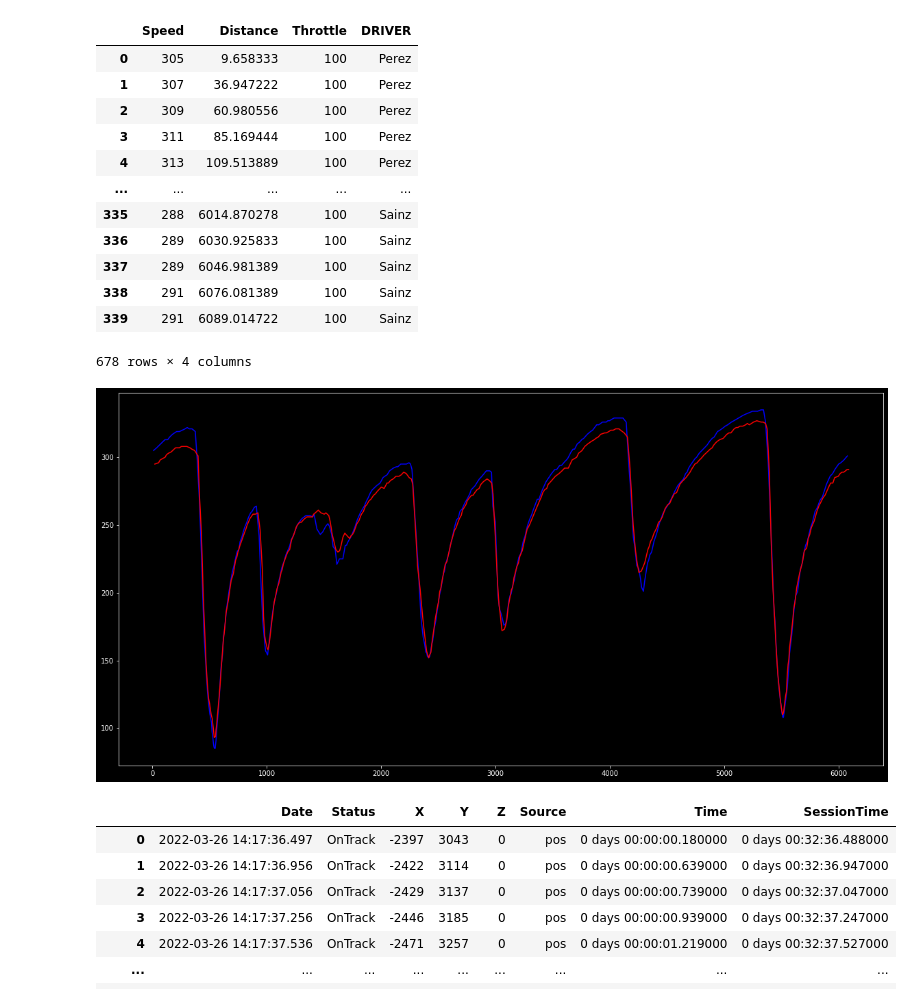
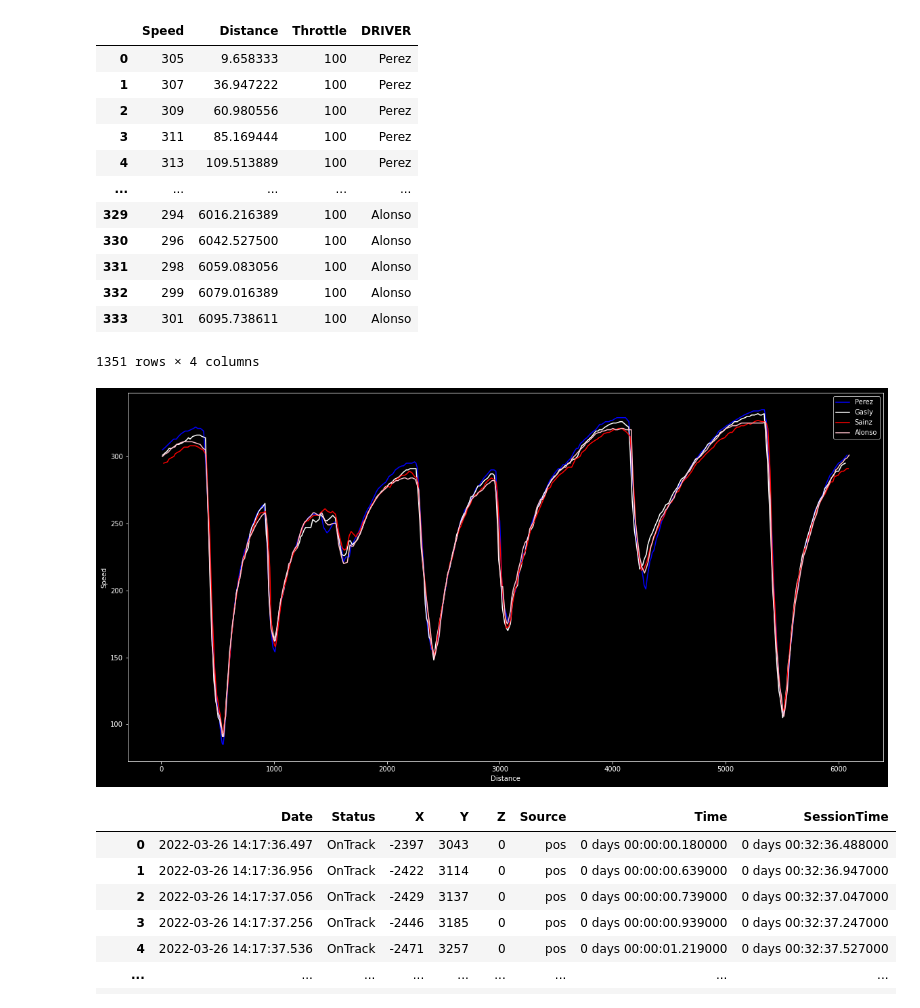
Before and after one commit to juanfpena/F1, a Jupyter notebook: 2-JEDDAH/fp3.ipynb, the cells around one changed output. Drawn from its saved outputs; the diff is of its cells as text; code cells hidden in the pictures.

Commit message:
added new tests

```diff
--- a/2-JEDDAH/fp3.ipynb
+++ b/2-JEDDAH/fp3.ipynb
@@ -29,11 +29,15 @@ core           INFO     Finished loading data for 20 drivers: ['1', '55', '47',
 # %%
 fastest_perez = test.laps.pick_driver("PER").pick_fastest().get_car_data().add_distance()
 fastest_sainz = test.laps.pick_driver("SAI").pick_fastest().get_car_data().add_distance()
+fastest_gasly = test.laps.pick_driver("GAS").pick_fastest().get_car_data().add_distance()
+fastest_alonso = test.laps.pick_driver("ALO").pick_fastest().get_car_data().add_distance()
 
 fastest_sainz["DRIVER"] = "Sainz"
 fastest_perez["DRIVER"] = "Perez"
+fastest_gasly["DRIVER"] = "Gasly"
+fastest_alonso["DRIVER"] = "Alonso"
 # %%
-speed_analysis = pd.concat([fastest_perez, fastest_sainz], axis=0)[["Speed", "Distance", "Throttle", "DRIVER"]]
+speed_analysis = pd.concat([fastest_perez, fastest_sainz, fastest_gasly, fastest_alonso], axis=0)[["Speed", "Distance", "Throttle", "DRIVER"]]
 # %%
 speed_analysis
 # %% [output]
@@ -44,21 +48,26 @@ speed_analysis
 | 3 | 311 | 85.169444 | 100 | Perez |
 | 4 | 313 | 109.513889 | 100 | Perez |
 | ... | ... | ... | ... | ... |
-| 335 | 288 | 6014.870278 | 100 | Sainz |
-| 336 | 289 | 6030.925833 | 100 | Sainz |
-| 337 | 289 | 6046.981389 | 100 | Sainz |
-| 338 | 291 | 6076.081389 | 100 | Sainz |
-| 339 | 291 | 6089.014722 | 100 | Sainz |
+| 329 | 294 | 6016.216389 | 100 | Alonso |
+| 330 | 296 | 6042.527500 | 100 | Alonso |
+| 331 | 298 | 6059.083056 | 100 | Alonso |
+| 332 | 299 | 6079.016389 | 100 | Alonso |
+| 333 | 301 | 6095.738611 | 100 | Alonso |
-678 rows × 4 columns
+1351 rows × 4 columns
 # %%
 plt.style.use("dark_background")
 
 plt.figure(figsize=(20,10))
 plt.plot(speed_analysis[speed_analysis.DRIVER == "Perez"]["Distance"], speed_analysis[speed_analysis.DRIVER == "Perez"]["Speed"], color="blue")
+plt.plot(speed_analysis[speed_analysis.DRIVER == "Gasly"]["Distance"], speed_analysis[speed_analysis.DRIVER == "Gasly"]["Speed"], color="white")
 plt.plot(speed_analysis[speed_analysis.DRIVER == "Sainz"]["Distance"], speed_analysis[speed_analysis.DRIVER == "Sainz"]["Speed"], color="red")
+plt.plot(speed_analysis[speed_analysis.DRIVER == "Alonso"]["Distance"], speed_analysis[speed_analysis.DRIVER == "Alonso"]["Speed"], color="pink")
+plt.legend(["Perez", "Gasly", "Sainz", "Alonso"])
+plt.xlabel("Distance")
+plt.ylabel("Speed")
 plt.show()
 # %% [output]
-[figure, old version]
+[figure, new version]
 # %%
 pos = test.laps.pick_driver("PER").get_pos_data()
 
```
Also changed, not shown: 1 other file.
